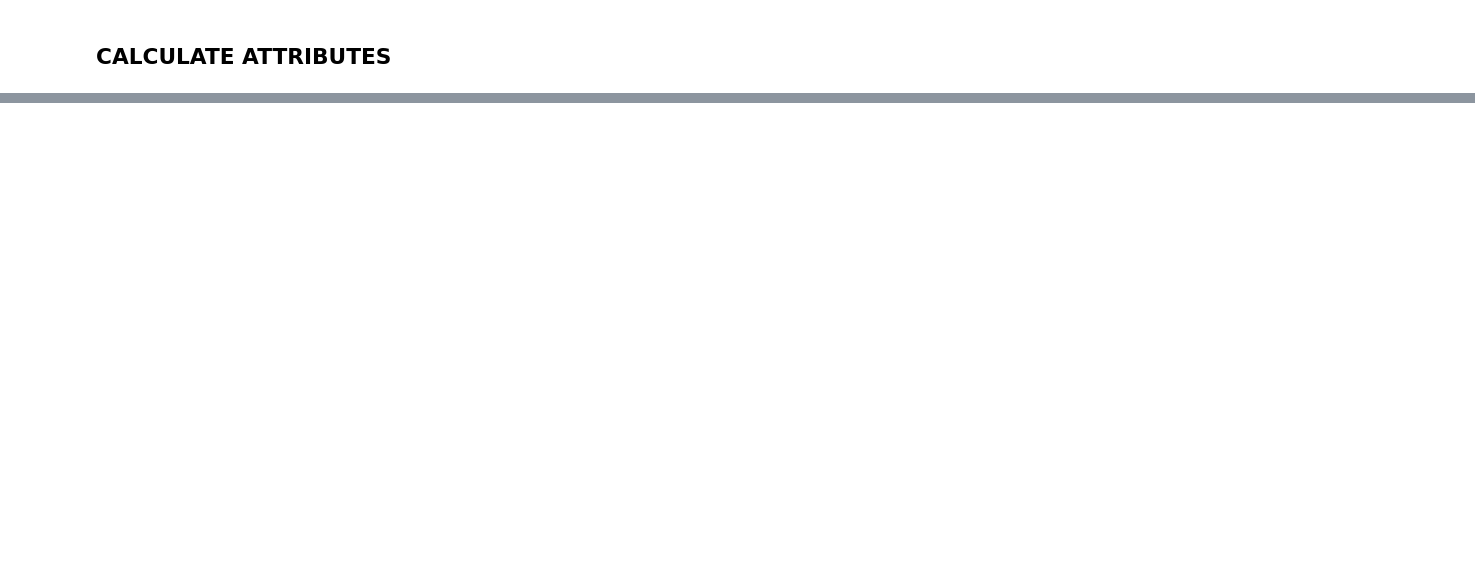
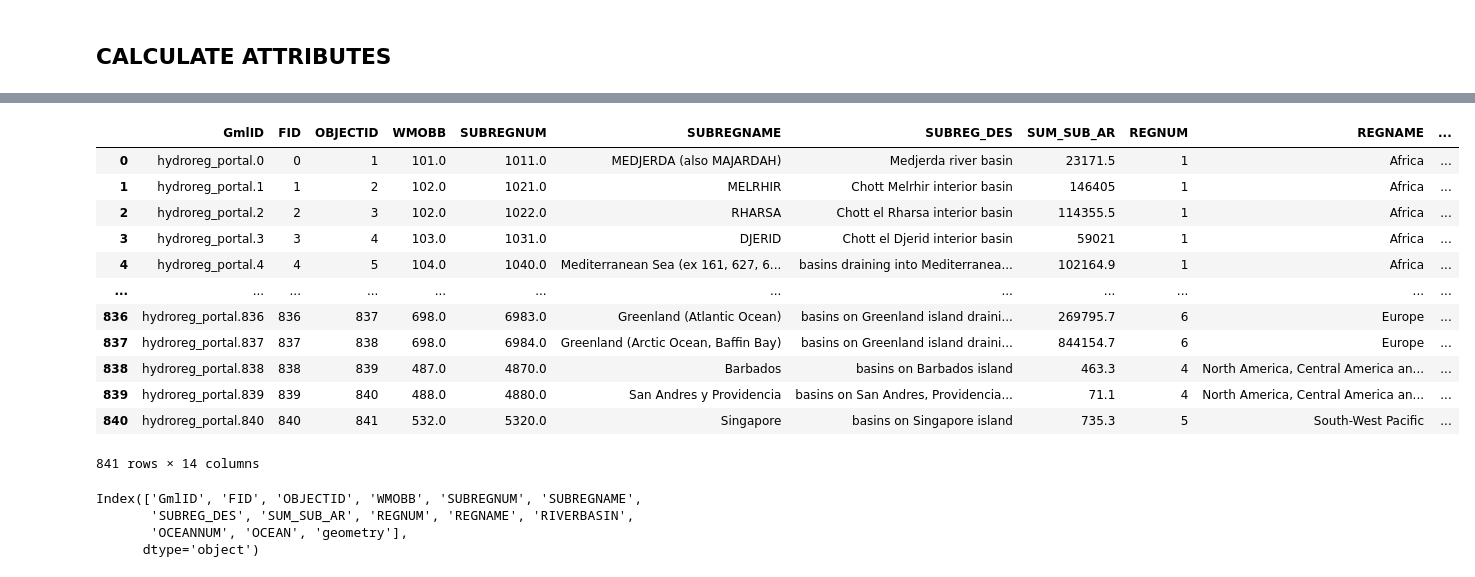
Before and after one commit to ascheliga/CYGNSS-GRACE, a Jupyter notebook: notebooks/GRDC_dataprocessing_EDA.ipynb, the cells around one changed output, grey strips where cells are left out. Drawn from its saved outputs; the diff is of its cells as text; code cells hidden in the pictures; blank space fills up the shorter version.

```diff
--- a/notebooks/GRDC_dataprocessing_EDA.ipynb
+++ b/notebooks/GRDC_dataprocessing_EDA.ipynb
@@ -110,0 +185,23 @@ Index([1159131, 1159321, 1159325, 1159410, 1159512, 1159600, 1159800, 1159850,
+# %%
+subregions_meta
+# %% [output]
+|  | GmlID | FID | OBJECTID | WMOBB | SUBREGNUM | SUBREGNAME | SUBREG_DES | SUM_SUB_AR | REGNUM | REGNAME | ... |
+| 0 | hydroreg_portal.0 | 0 | 1 | 101.0 | 1011.0 | MEDJERDA (also MAJARDAH) | Medjerda river basin | 23171.5 | 1 | Africa | ... |
+| 1 | hydroreg_portal.1 | 1 | 2 | 102.0 | 1021.0 | MELRHIR | Chott Melrhir interior basin | 146405 | 1 | Africa | ... |
+| 2 | hydroreg_portal.2 | 2 | 3 | 102.0 | 1022.0 | RHARSA | Chott el Rharsa interior basin | 114355.5 | 1 | Africa | ... |
+| 3 | hydroreg_portal.3 | 3 | 4 | 103.0 | 1031.0 | DJERID | Chott el Djerid interior basin | 59021 | 1 | Africa | ... |
+| 4 | hydroreg_portal.4 | 4 | 5 | 104.0 | 1040.0 | Mediterranean Sea (ex 161, 627, 6... | basins draining into Mediterranea... | 102164.9 | 1 | Africa | ... |
+| ... | ... | ... | ... | ... | ... | ... | ... | ... | ... | ... | ... |
+| 836 | hydroreg_portal.836 | 836 | 837 | 698.0 | 6983.0 | Greenland (Atlantic Ocean) | basins on Greenland island draini... | 269795.7 | 6 | Europe | ... |
+| 837 | hydroreg_portal.837 | 837 | 838 | 698.0 | 6984.0 | Greenland (Arctic Ocean, Baffin Bay) | basins on Greenland island draini... | 844154.7 | 6 | Europe | ... |
+| 838 | hydroreg_portal.838 | 838 | 839 | 487.0 | 4870.0 | Barbados | basins on Barbados island | 463.3 | 4 | North America, Central America an... | ... |
+| 839 | hydroreg_portal.839 | 839 | 840 | 488.0 | 4880.0 | San Andres y Providencia | basins on San Andres, Providencia... | 71.1 | 4 | North America, Central America an... | ... |
+| 840 | hydroreg_portal.840 | 840 | 841 | 532.0 | 5320.0 | Singapore | basins on Singapore island | 735.3 | 5 | South-West Pacific | ... |
+841 rows × 14 columns
+# %%
+subregions_meta.columns
+# %% [output]
+Index(['GmlID', 'FID', 'OBJECTID', 'WMOBB', 'SUBREGNUM', 'SUBREGNAME',
+       'SUBREG_DES', 'SUM_SUB_AR', 'REGNUM', 'REGNAME', 'RIVERBASIN',
+       'OCEANNUM', 'OCEAN', 'geometry'],
+      dtype='object')
```
Also changed, not shown: parts of 13 cells of this notebook.
